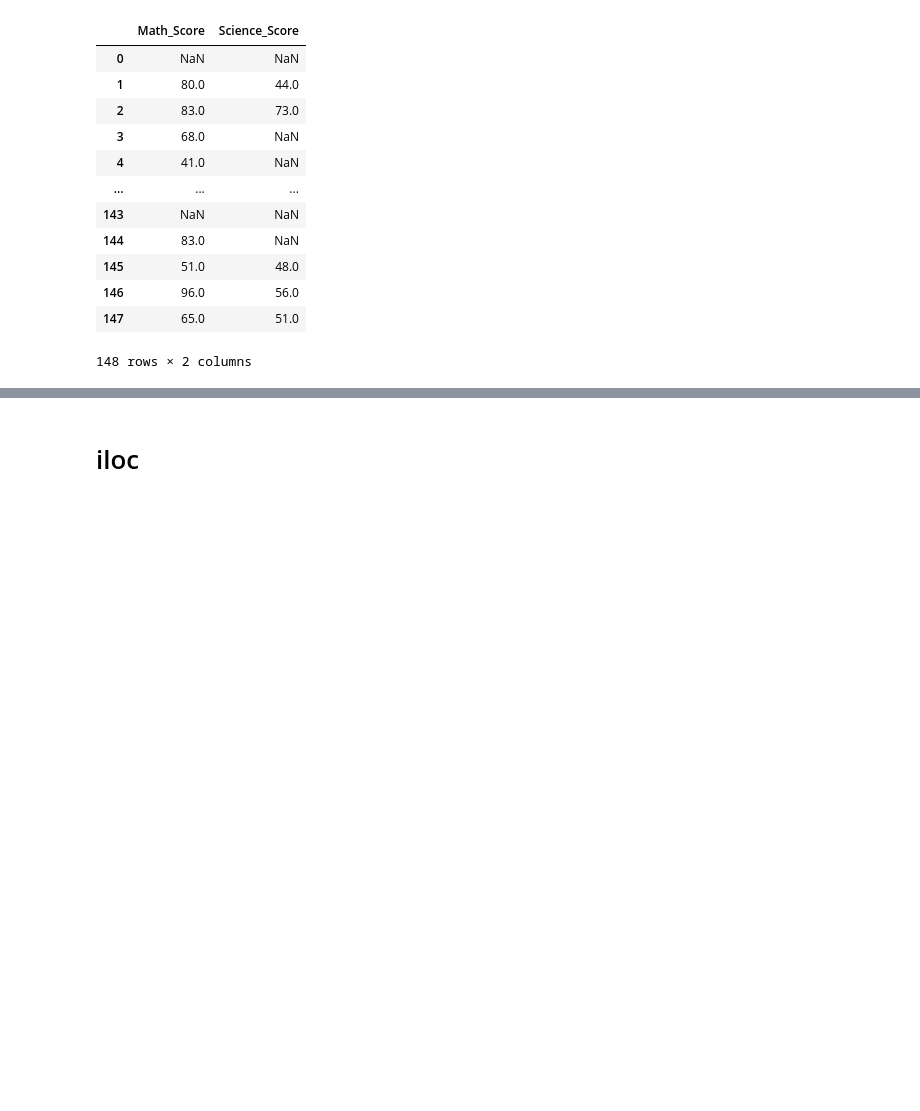
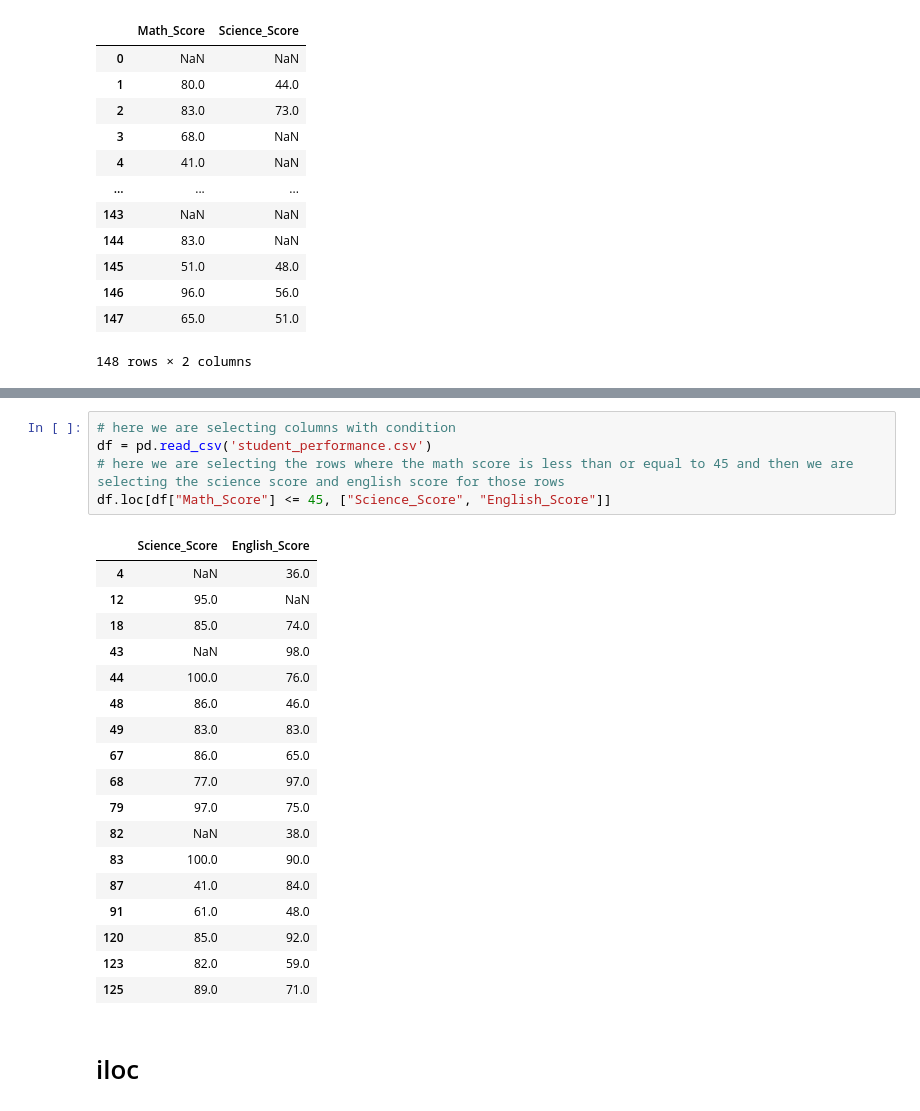
Before and after one commit to Pragnesh-10/Pandas_Notes, a Jupyter notebook: 06_loc_iloc.ipynb, the cells around one changed output, grey strips where cells are left out. Drawn from its saved outputs; the diff is of its cells as text; blank space fills up the shorter version.

```diff
--- a/06.ipynb
+++ b/06_loc_iloc.ipynb
@@ -260,6 +260,30 @@ print(df)
 147           51.0           65.0             60.33
 
 [148 rows x 9 columns]
+# %%
+# here we are selecting columns with condition
+df = pd.read_csv('student_performance.csv')
+# here we are selecting the rows where the math score is less than or equal to 45 and then we are selecting the science score and english score for those rows
+df.loc[df["Math_Score"] <= 45, ["Science_Score", "English_Score"]]
+# %% [output]
+|  | Science_Score | English_Score |
+| 4 | NaN | 36.0 |
+| 12 | 95.0 | NaN |
+| 18 | 85.0 | 74.0 |
+| 43 | NaN | 98.0 |
+| 44 | 100.0 | 76.0 |
+| 48 | 86.0 | 46.0 |
+| 49 | 83.0 | 83.0 |
+| 67 | 86.0 | 65.0 |
+| 68 | 77.0 | 97.0 |
+| 79 | 97.0 | 75.0 |
+| 82 | NaN | 38.0 |
+| 83 | 100.0 | 90.0 |
+| 87 | 41.0 | 84.0 |
+| 91 | 61.0 | 48.0 |
+| 120 | 85.0 | 92.0 |
+| 123 | 82.0 | 59.0 |
+| 125 | 89.0 | 71.0 |
 # %% [markdown]
 # iloc
 # %%
```
Also changed, not shown: parts of 1 cell of this notebook, 4 other files.
